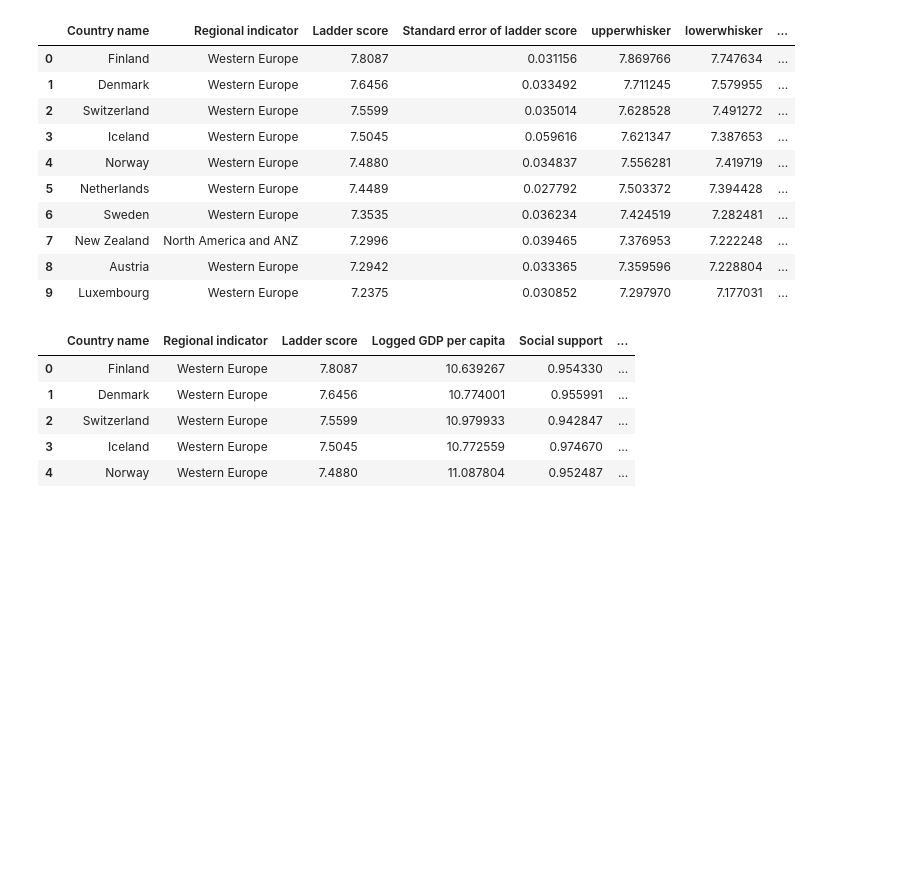
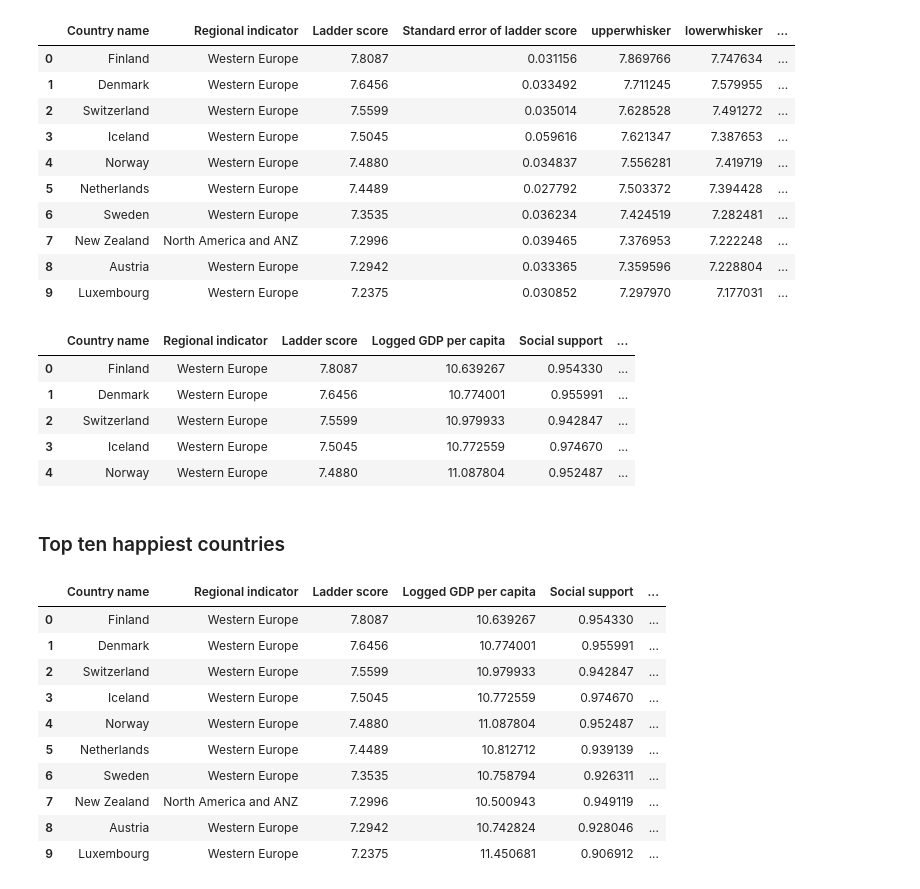
Before and after one commit to gianmillare/Living-in-Happiness, a Jupyter notebook: project.ipynb, the cells around one changed output. Cells and saved outputs as stored; diff of their text form; code cells hidden in the pictures; blank space fills up the shorter version.

```diff
--- a/project.ipynb
+++ b/project.ipynb
@@ -52,3 +53,20 @@ whr.head()
 | 2 | Switzerland | Western Europe | 7.5599 | 10.979933 | 0.942847 | ... |
 | 3 | Iceland | Western Europe | 7.5045 | 10.772559 | 0.974670 | ... |
 | 4 | Norway | Western Europe | 7.4880 | 11.087804 | 0.952487 | ... |
+# %% [markdown]
+### Top ten happiest countries
+# %%
+happy_ten = whr.sort_values('Ladder score', ascending=False)[:10]
+happy_ten
+# %% [output]
+|  | Country name | Regional indicator | Ladder score | Logged GDP per capita | Social support | ... |
+| 0 | Finland | Western Europe | 7.8087 | 10.639267 | 0.954330 | ... |
+| 1 | Denmark | Western Europe | 7.6456 | 10.774001 | 0.955991 | ... |
+| 2 | Switzerland | Western Europe | 7.5599 | 10.979933 | 0.942847 | ... |
+| 3 | Iceland | Western Europe | 7.5045 | 10.772559 | 0.974670 | ... |
+| 4 | Norway | Western Europe | 7.4880 | 11.087804 | 0.952487 | ... |
+| 5 | Netherlands | Western Europe | 7.4489 | 10.812712 | 0.939139 | ... |
+| 6 | Sweden | Western Europe | 7.3535 | 10.758794 | 0.926311 | ... |
+| 7 | New Zealand | North America and ANZ | 7.2996 | 10.500943 | 0.949119 | ... |
+| 8 | Austria | Western Europe | 7.2942 | 10.742824 | 0.928046 | ... |
+| 9 | Luxembourg | Western Europe | 7.2375 | 11.450681 | 0.906912 | ... |
```
Also changed, not shown: parts of 8 cells of this notebook, 1 other file.
